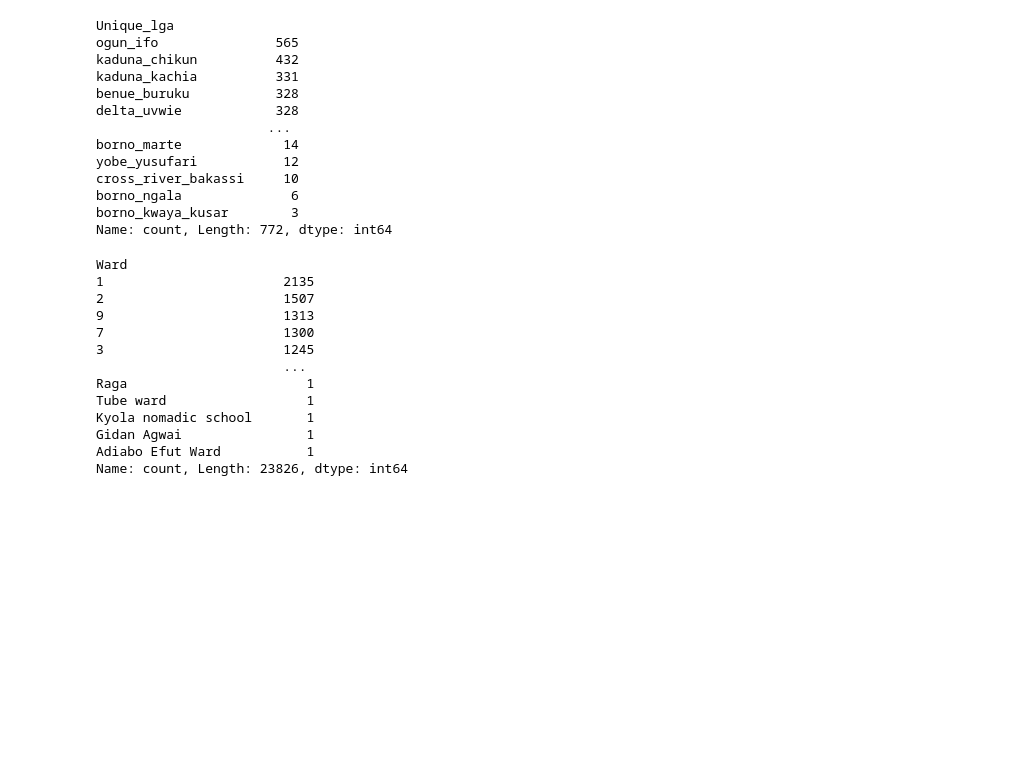
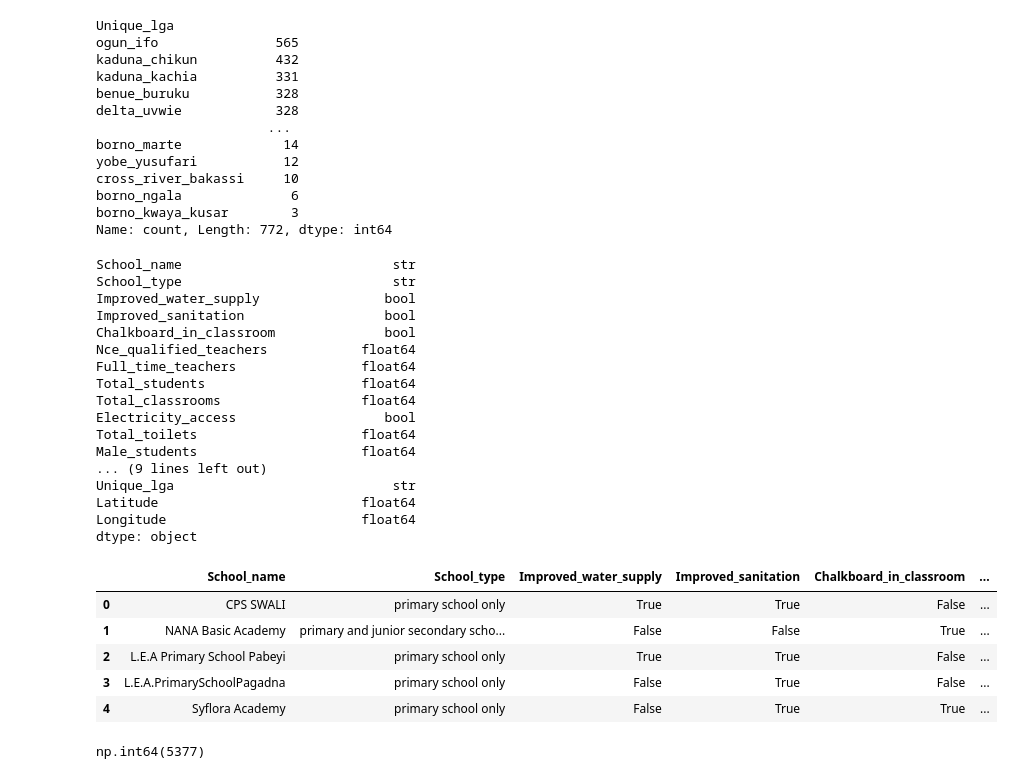
Before and after one commit to augustus-somtochukwu-umeh/Educational-Facilities-in-Nigeria, a Jupyter notebook: Education.ipynb, the cells around one changed output. Saved outputs shown, nothing was run; the diff lists cells and outputs as text; code cells hidden in the pictures; blank space fills up the shorter version.

```diff
--- a/Education.ipynb
+++ b/Education.ipynb
@@ -406,17 +407,32 @@ borno_ngala              6
 borno_kwaya_kusar        3
 Name: count, Length: 772, dtype: int64
 # %%
+df.dtypes
 # %% [output]
-Ward
-1                       2135
-2                       1507
-9                       1313
-7                       1300
-3                       1245
-                        ...
-Raga                       1
-Tube ward                  1
-Kyola nomadic school       1
-Gidan Agwai                1
-Adiabo Efut Ward           1
-Name: count, Length: 23826, dtype: int64
+School_name                           str
+School_type                           str
+Improved_water_supply                bool
+Improved_sanitation                  bool
+Chalkboard_in_classroom              bool
+Nce_qualified_teachers            float64
+Full_time_teachers                float64
+Total_students                    float64
+Total_classrooms                  float64
+Electricity_access                   bool
+Total_toilets                     float64
+Male_students                     float64
+... (9 lines left out)
+Unique_lga                            str
+Latitude                          float64
+Longitude                         float64
+dtype: object
+# %%
+df['Total_teachers'] = df['Male_teachers'] + df['Female_teachers']
+df.head()
+# %% [output]
+|  | School_name | School_type | Improved_water_supply | Improved_sanitation | Chalkboard_in_classroom | ... |
+| 0 | CPS SWALI | primary school only | True | True | False | ... |
+| 1 | NANA Basic Academy | primary and junior secondary scho... | False | False | True | ... |
+| 2 | L.E.A Primary School Pabeyi | primary school only | True | True | False | ... |
+| 3 | L.E.A.PrimarySchoolPagadna | primary school only | False | True | False | ... |
+| 4 | Syflora Academy | primary school only | False | True | True | ... |
@@ -422,0 +441,4 @@ Name: count, Length: 23826, dtype: int64
+# %%
+(df['Expected_total'] != df['Total_students']).sum()
+# %% [output]
+np.int64(5377)
```
Also changed, not shown: parts of 6 cells of this notebook.
